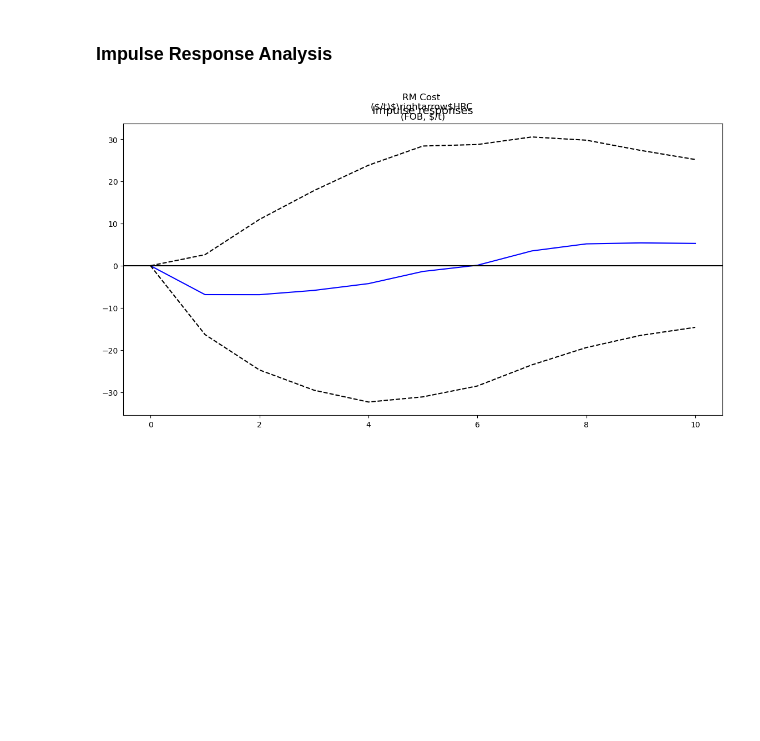
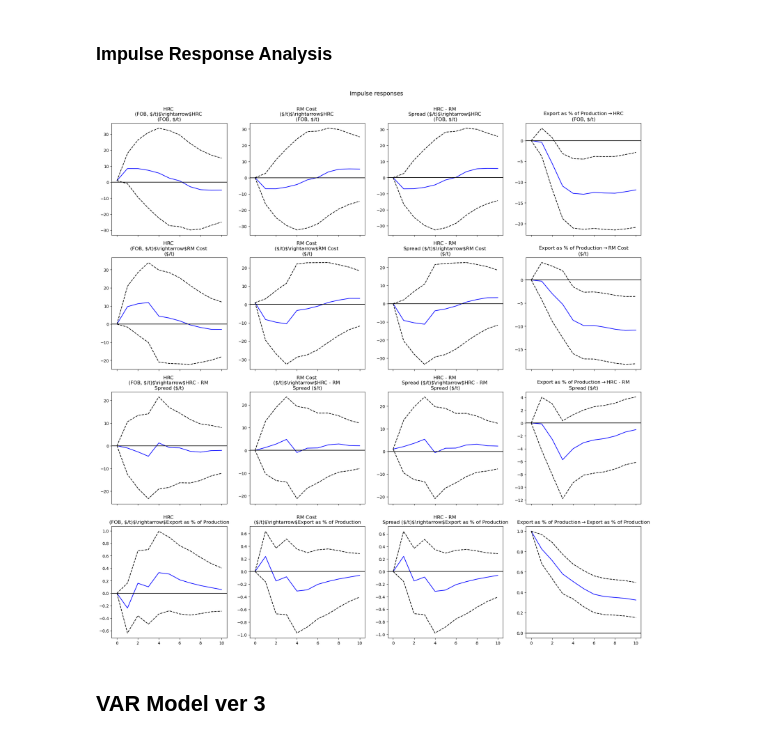
Before and after one commit to nguyenhpnguyen/BT4103-Business-Analytics-Capstone-Project, a Jupyter notebook: notebook/var.ipynb, the cells around one changed output. Cells and saved outputs as stored; diff of their text form; code cells hidden in the pictures; blank space fills up the shorter version.

```diff
--- a/notebook/var.ipynb
+++ b/notebook/var.ipynb
@@ -204,7 +465,10 @@ As seen from the graph, the VAR model captured the decreasing trend of the HRC p
 ### Impulse Response Analysis
 # %%
 irf = model_fitted.irf(10)
-irf.plot(impulse='RM Cost \n($/t)', response='HRC \n(FOB, $/t)', figsize=(12,6))
+#irf.plot(impulse='RM Cost \n($/t)', response='HRC \n(FOB, $/t)', figsize=(12,6))
+irf.plot(figsize=(20,20))
 plt.show()
 # %% [output]
-[figure, old version]
+[figure, new version]
+# %% [markdown]
+## VAR Model ver 3
```
Also changed, not shown: parts of 36 cells of this notebook.
